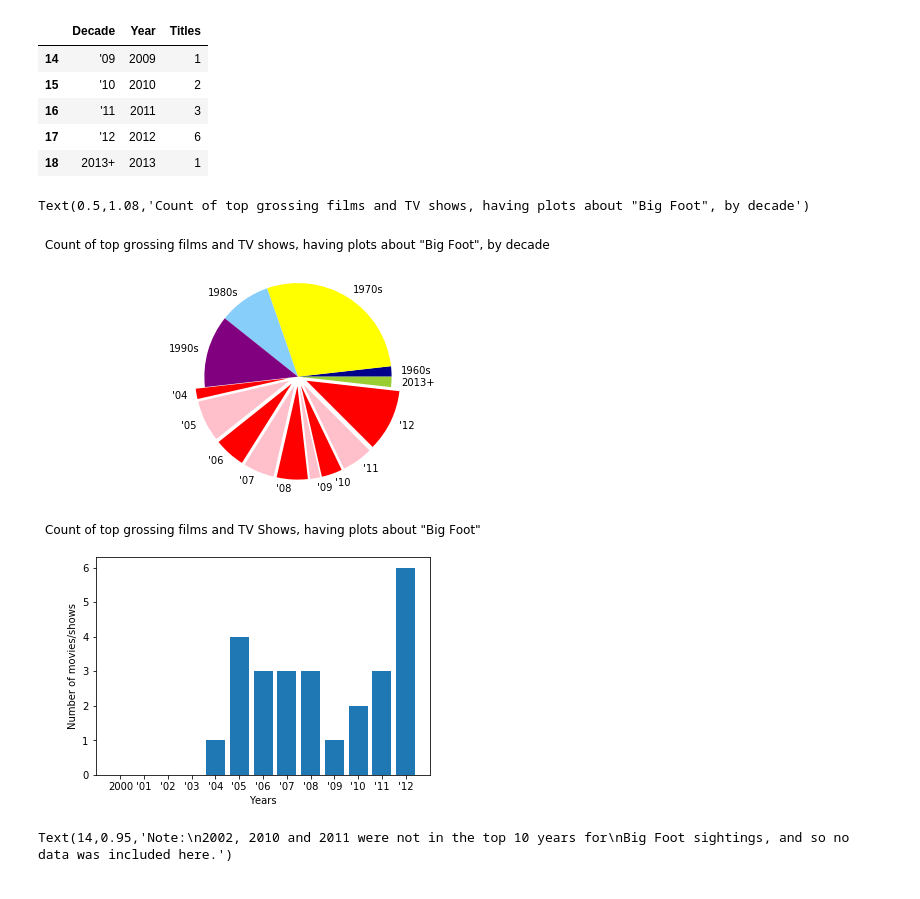
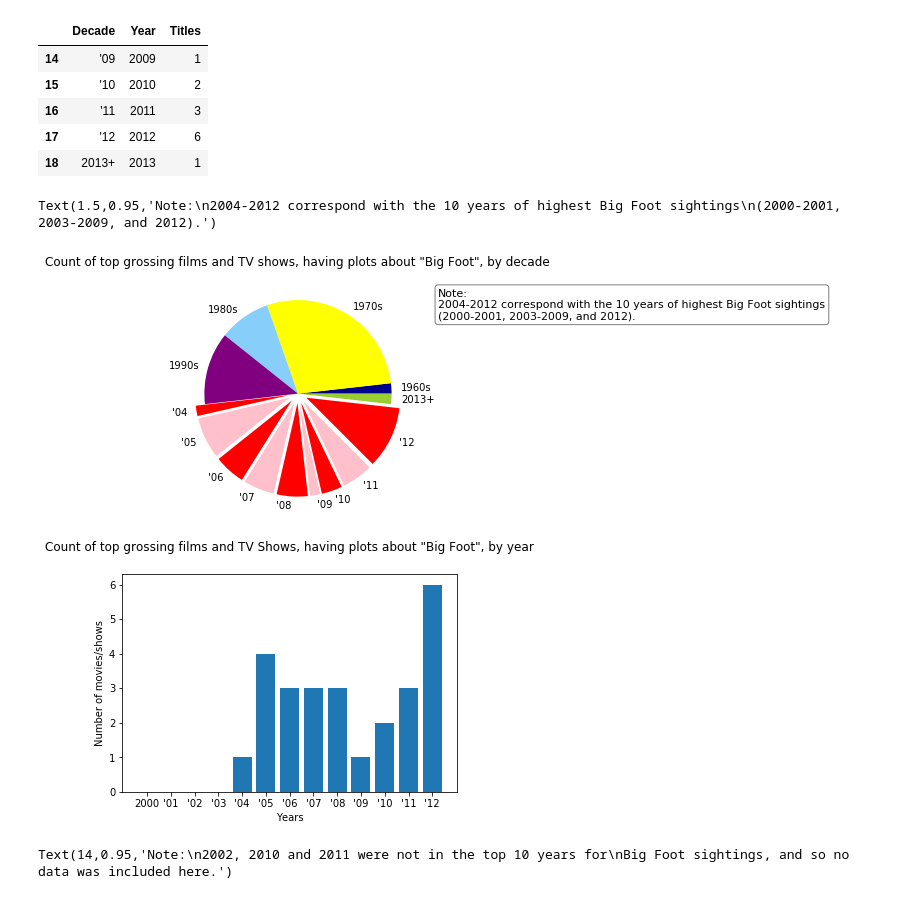
Before and after one commit to separks09/FalcorPython, a Jupyter notebook: FalcorSharon/Genres_BigFoot.ipynb, the cells around one changed output. Saved outputs shown, nothing was run; the diff lists cells and outputs as text; code cells hidden in the pictures.

```diff
--- a/FalcorSharon/Genres_BigFoot.ipynb
+++ b/FalcorSharon/Genres_BigFoot.ipynb
@@ -96,23 +96,26 @@ sizes = counts[1:5] + counts[9:19]
 # %%
 colors = ["darkblue", "yellow", "lightskyblue","purple","red","pink","red","pink","red","pink","red","pink","red","yellowgreen"]
 explode = (0, 0, 0, 0, 0.1, 0.1, 0.1, 0.1, 0.1, 0.1, 0.1, 0.1,0.1, 0)
 plt.pie(sizes, labels=labels, colors=colors,labeldistance=1.1,explode = explode)
 plt.axis('equal')
 plt.title("Count of top grossing films and TV shows, having plots about \"Big Foot\", by decade",y=1.08)
+textstr = ("Note:\n2004-2012 correspond with the 10 years of highest Big Foot sightings\n(2000-2001, 2003-2009, and 2012).")
+props = dict(boxstyle='round', facecolor='white', alpha=0.5)
+plt.text(1.5, 0.95, textstr, fontsize=11,verticalalignment='center', bbox=props)
 # %% [output]
-Text(0.5,1.08,'Count of top grossing films and TV shows, having plots about "Big Foot", by decade')
+Text(1.5,0.95,'Note:\n2004-2012 correspond with the 10 years of highest Big Foot sightings\n(2000-2001, 2003-2009, and 2012).')
-[figure, old version]
+[figure, new version]
 # %%
 recent_counts = counts[5:18]
 recent_years = decades[5:18]
 # %%
 plt.bar(recent_years,recent_counts,align="center")
-plt.title("Count of top grossing films and TV Shows, having plots about \"Big Foot\"",y = 1.08)
+plt.title("Count of top grossing films and TV Shows, having plots about \"Big Foot\", by year",y = 1.08)
 plt.xlabel("Years")
 plt.ylabel("Number of movies/shows")
 plt.show()
 # %% [output]
-[figure, old version]
+[figure, new version]
 # %%
 ufo_sightings = [14.5,13.5,0,15.4,25.0,22.6,18.9,17.0,14.5,12.3,0,0,13.2]
 plt.title("Big Foot Sightings by Year (Top 10)",y = 1.08)
```
Also changed, not shown: 24 other files.
